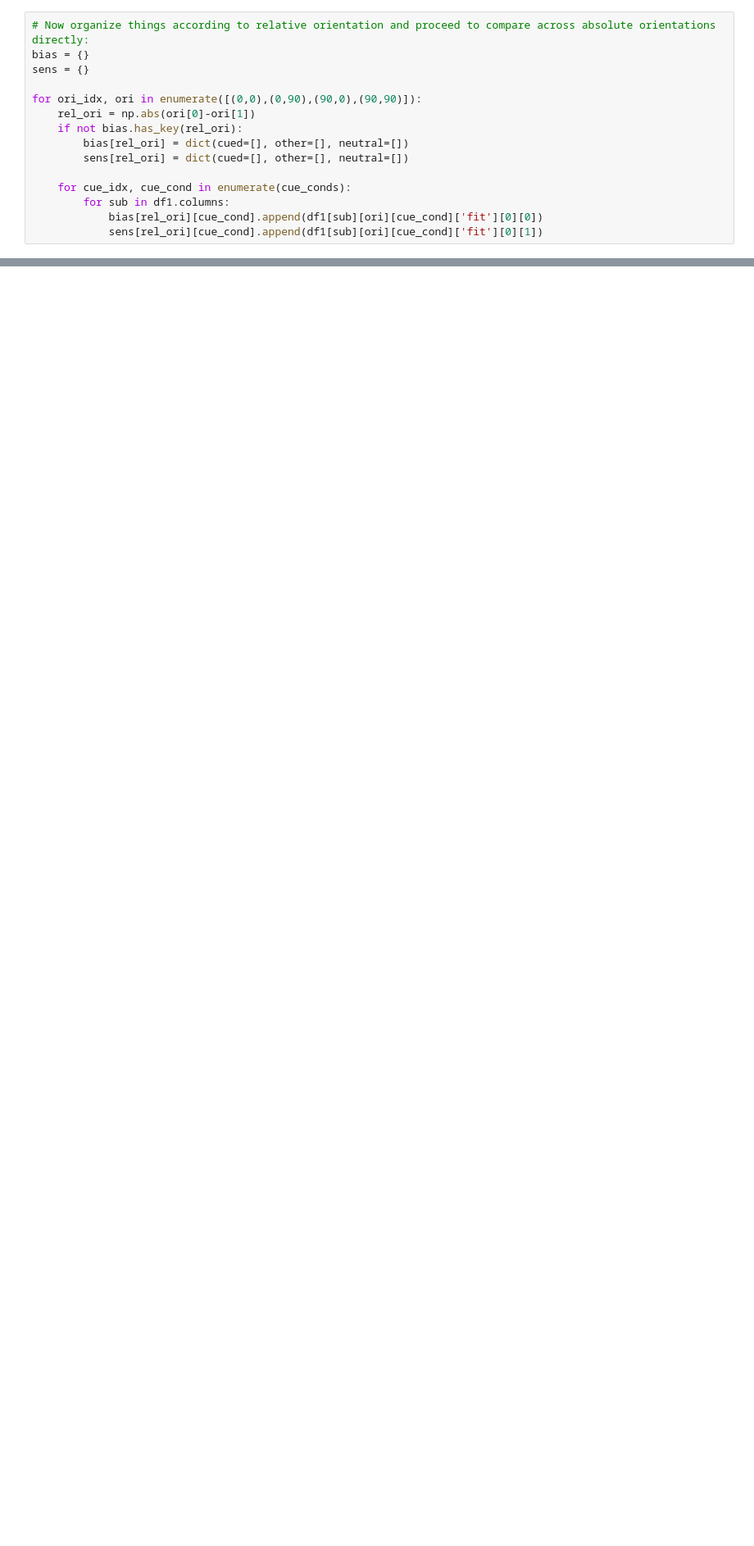
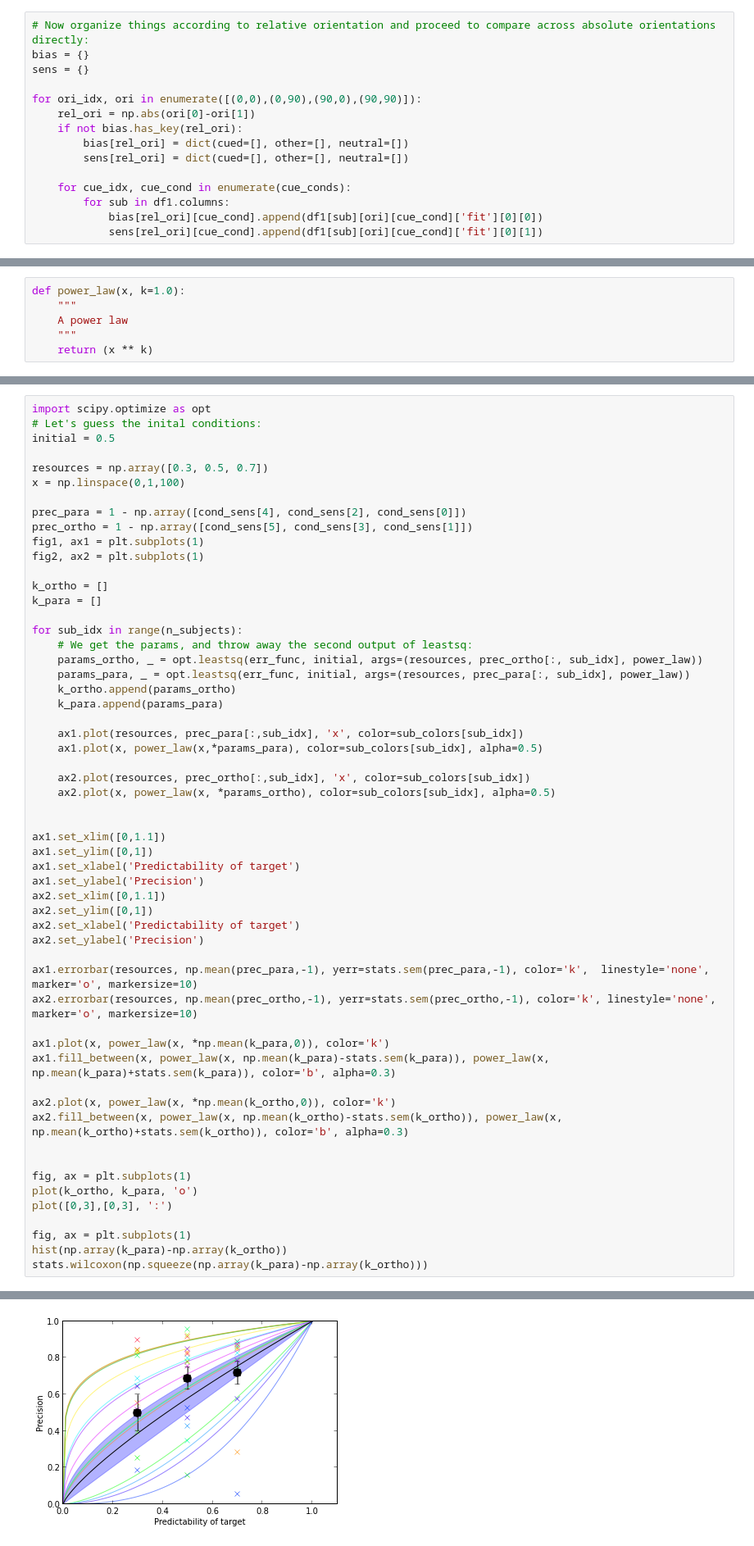
Before and after one commit to arokem/att_ss, a Jupyter notebook: GroupAnalysis.ipynb, the cells around one changed output, grey strips where cells are left out. Shown at 82% size. Drawn from its saved outputs; the diff is of its cells as text; blank space fills up the shorter version.

Commit message:
Fit power law to the precision/probability curves.

```diff
--- a/GroupAnalysis.ipynb
+++ b/GroupAnalysis.ipynb
@@ -317,0 +381,6 @@ fig_sens.savefig(path_to_files + 'figures/threshold.svg')
+# %%
+def power_law(x, k=1.0):
+    """
+    A power law
+    """
+    return (x ** k)
@@ -317,0 +414,57 @@ fig_sens.savefig(path_to_files + 'figures/threshold.svg')
+# %%
+import scipy.optimize as opt
+# Let's guess the inital conditions:
+initial = 0.5
+
+resources = np.array([0.3, 0.5, 0.7])
+x = np.linspace(0,1,100)
+
+prec_para = 1 - np.array([cond_sens[4], cond_sens[2], cond_sens[0]])
+prec_ortho = 1 - np.array([cond_sens[5], cond_sens[3], cond_sens[1]])
+fig1, ax1 = plt.subplots(1)
+fig2, ax2 = plt.subplots(1)
+
+k_ortho = []
+k_para = []
+
+for sub_idx in range(n_subjects):
+    # We get the params, and throw away the second output of leastsq:
+    params_ortho, _ = opt.leastsq(err_func, initial, args=(resources, prec_ortho[:, sub_idx], power_law))
+    params_para, _ = opt.leastsq(err_func, initial, args=(resources, prec_para[:, sub_idx], power_law))
+    k_ortho.append(params_ortho)
+    k_para.append(params_para)
+
+    ax1.plot(resources, prec_para[:,sub_idx], 'x', color=sub_colors[sub_idx])
+    ax1.plot(x, power_law(x,*params_para), color=sub_colors[sub_idx], alpha=0.5)
+
+    ax2.plot(resources, prec_ortho[:,sub_idx], 'x', color=sub_colors[sub_idx])
+    ax2.plot(x, power_law(x, *params_ortho), color=sub_colors[sub_idx], alpha=0.5)
+
+
+ax1.set_xlim([0,1.1])
+ax1.set_ylim([0,1])
+ax1.set_xlabel('Predictability of target')
+ax1.set_ylabel('Precision')
+ax2.set_xlim([0,1.1])
+ax2.set_ylim([0,1])
+ax2.set_xlabel('Predictability of target')
+ax2.set_ylabel('Precision')
+
+ax1.errorbar(resources, np.mean(prec_para,-1), yerr=stats.sem(prec_para,-1), color='k',  linestyle='none', marker='o', markersize=10)
+ax2.errorbar(resources, np.mean(prec_ortho,-1), yerr=stats.sem(prec_ortho,-1), color='k', linestyle='none', marker='o', markersize=10)
+
+ax1.plot(x, power_law(x, *np.mean(k_para,0)), color='k')
+ax1.fill_between(x, power_law(x, np.mean(k_para)-stats.sem(k_para)), power_law(x, np.mean(k_para)+stats.sem(k_para)), color='b', alpha=0.3)
+
+ax2.plot(x, power_law(x, *np.mean(k_ortho,0)), color='k')
+ax2.fill_between(x, power_law(x, np.mean(k_ortho)-stats.sem(k_ortho)), power_law(x, np.mean(k_ortho)+stats.sem(k_ortho)), color='b', alpha=0.3)
+
+
+fig, ax = plt.subplots(1)
+plot(k_ortho, k_para, 'o')
+plot([0,3],[0,3], ':')
+
+fig, ax = plt.subplots(1)
+hist(np.array(k_para)-np.array(k_ortho))
+stats.wilcoxon(np.squeeze(np.array(k_para)-np.array(k_ortho)))
+# %% [output]
@@ -317,0 +472 @@ fig_sens.savefig(path_to_files + 'figures/threshold.svg')
+[figure, added]
```
Also changed, not shown: parts of 12 cells of this notebook.
